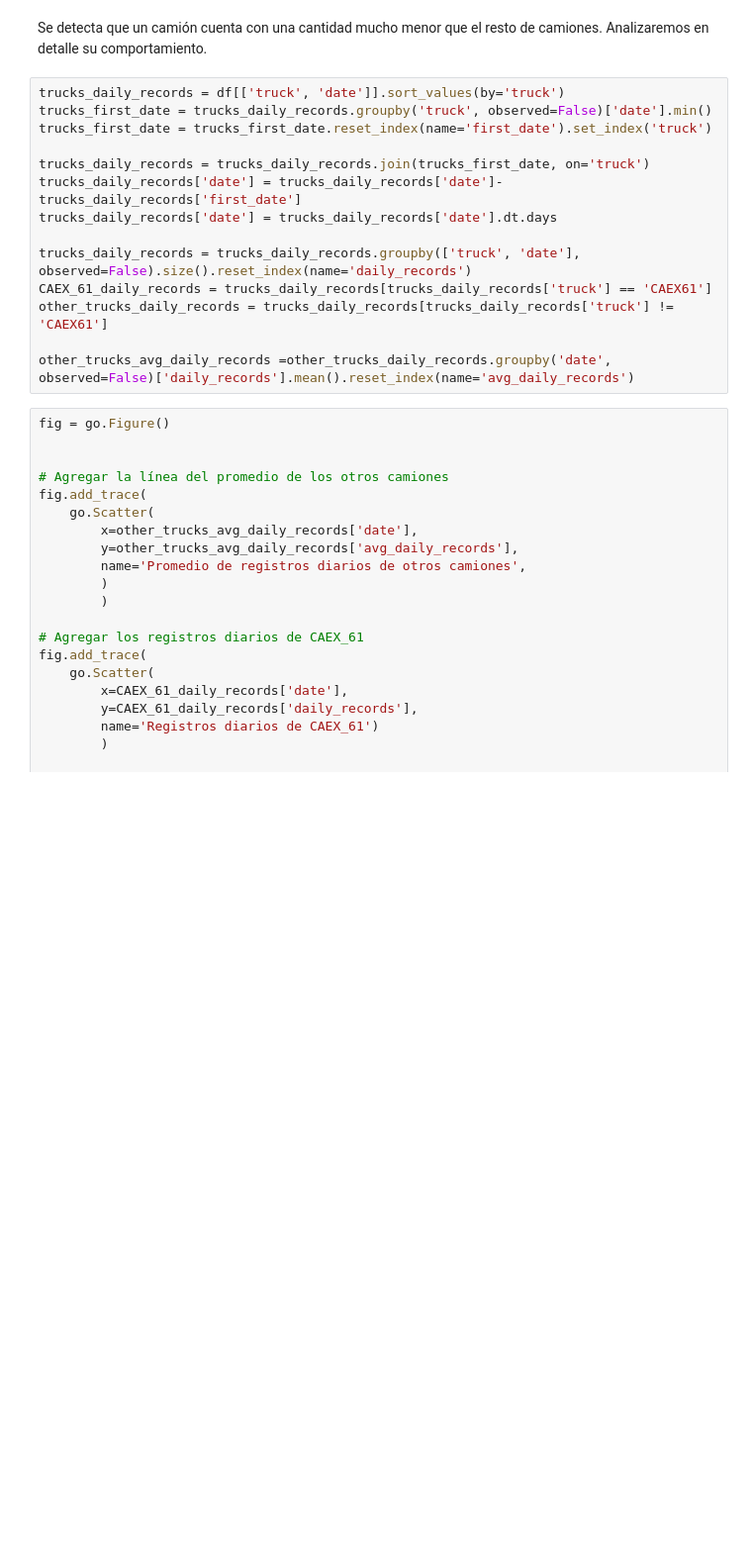
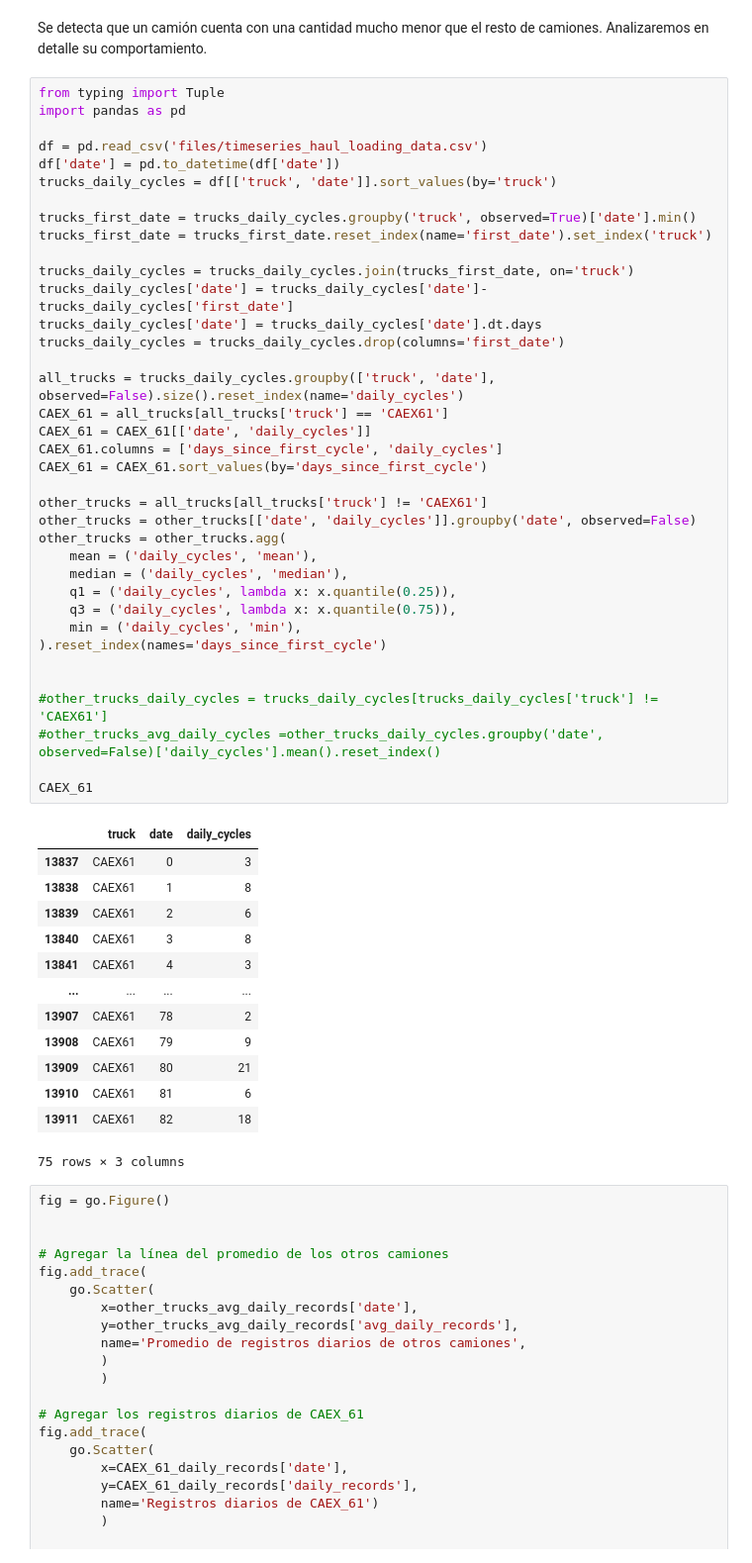
Before and after one commit to sofiachavezb/prueba-tecnica-Andesite, a Jupyter notebook: EDA.ipynb, the cells around one changed output. Shown at 99% size. Drawn from its saved outputs; the diff is of its cells as text; blank space fills up the shorter version.

Commit message:
other variables WIP

```diff
--- a/EDA.ipynb
+++ b/EDA.ipynb
@@ -102,20 +111,57 @@ truck_loader = truck_loader.sort_values(by='records', ascending=False)
 px.bar(truck, x='truck', y='records', title='Cantidad de registros por camión')
 # %% [markdown]
 Se detecta que un camión cuenta con una cantidad mucho menor que el resto de camiones. Analizaremos en detalle su comportamiento.
-# %%
-trucks_daily_records = df[['truck', 'date']].sort_values(by='truck')
-trucks_first_date = trucks_daily_records.groupby('truck', observed=False)['date'].min()
-trucks_first_date = trucks_first_date.reset_index(name='first_date').set_index('truck')
-
-trucks_daily_records = trucks_daily_records.join(trucks_first_date, on='truck')
-trucks_daily_records['date'] = trucks_daily_records['date']-trucks_daily_records['first_date']
-trucks_daily_records['date'] = trucks_daily_records['date'].dt.days
-
-trucks_daily_records = trucks_daily_records.groupby(['truck', 'date'], observed=False).size().reset_index(name='daily_records')
-CAEX_61_daily_records = trucks_daily_records[trucks_daily_records['truck'] == 'CAEX61']
-other_trucks_daily_records = trucks_daily_records[trucks_daily_records['truck'] != 'CAEX61']
-
-other_trucks_avg_daily_records =other_trucks_daily_records.groupby('date', observed=False)['daily_records'].mean().reset_index(name='avg_daily_records')
+# %%
+from typing import Tuple
+import pandas as pd
+
+df = pd.read_csv('files/timeseries_haul_loading_data.csv')
+df['date'] = pd.to_datetime(df['date'])
+trucks_daily_cycles = df[['truck', 'date']].sort_values(by='truck')
+
+trucks_first_date = trucks_daily_cycles.groupby('truck', observed=True)['date'].min()
+trucks_first_date = trucks_first_date.reset_index(name='first_date').set_index('truck')
+
+trucks_daily_cycles = trucks_daily_cycles.join(trucks_first_date, on='truck')
+trucks_daily_cycles['date'] = trucks_daily_cycles['date']-trucks_daily_cycles['first_date']
+trucks_daily_cycles['date'] = trucks_daily_cycles['date'].dt.days
+trucks_daily_cycles = trucks_daily_cycles.drop(columns='first_date')
+
+all_trucks = trucks_daily_cycles.groupby(['truck', 'date'], observed=False).size().reset_index(name='daily_cycles')
+CAEX_61 = all_trucks[all_trucks['truck'] == 'CAEX61']
+CAEX_61 = CAEX_61[['date', 'daily_cycles']]
+CAEX_61.columns = ['days_since_first_cycle', 'daily_cycles']
+CAEX_61 = CAEX_61.sort_values(by='days_since_first_cycle')
+
+other_trucks = all_trucks[all_trucks['truck'] != 'CAEX61']
+other_trucks = other_trucks[['date', 'daily_cycles']].groupby('date', observed=False)
+other_trucks = other_trucks.agg(
+    mean = ('daily_cycles', 'mean'),
+    median = ('daily_cycles', 'median'),
+    q1 = ('daily_cycles', lambda x: x.quantile(0.25)),
+    q3 = ('daily_cycles', lambda x: x.quantile(0.75)),
+    min = ('daily_cycles', 'min'),
+).reset_index(names='days_since_first_cycle')
+
+
+#other_trucks_daily_cycles = trucks_daily_cycles[trucks_daily_cycles['truck'] != 'CAEX61']
+#other_trucks_avg_daily_cycles =other_trucks_daily_cycles.groupby('date', observed=False)['daily_cycles'].mean().reset_index()
+
+CAEX_61
+# %% [output]
+|  | truck | date | daily_cycles |
+| 13837 | CAEX61 | 0 | 3 |
+| 13838 | CAEX61 | 1 | 8 |
+| 13839 | CAEX61 | 2 | 6 |
+| 13840 | CAEX61 | 3 | 8 |
+| 13841 | CAEX61 | 4 | 3 |
+| ... | ... | ... | ... |
+| 13907 | CAEX61 | 78 | 2 |
+| 13908 | CAEX61 | 79 | 9 |
+| 13909 | CAEX61 | 80 | 21 |
+| 13910 | CAEX61 | 81 | 6 |
+| 13911 | CAEX61 | 82 | 18 |
+75 rows × 3 columns
 # %%
 fig = go.Figure()
 
```
Also changed, not shown: parts of 2 cells of this notebook, 26 other files.
